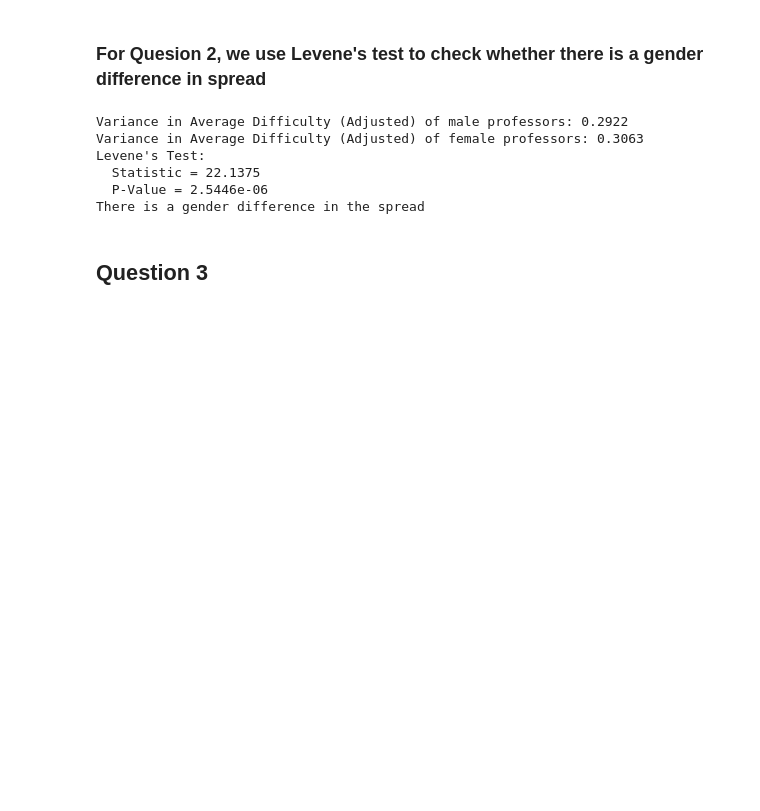
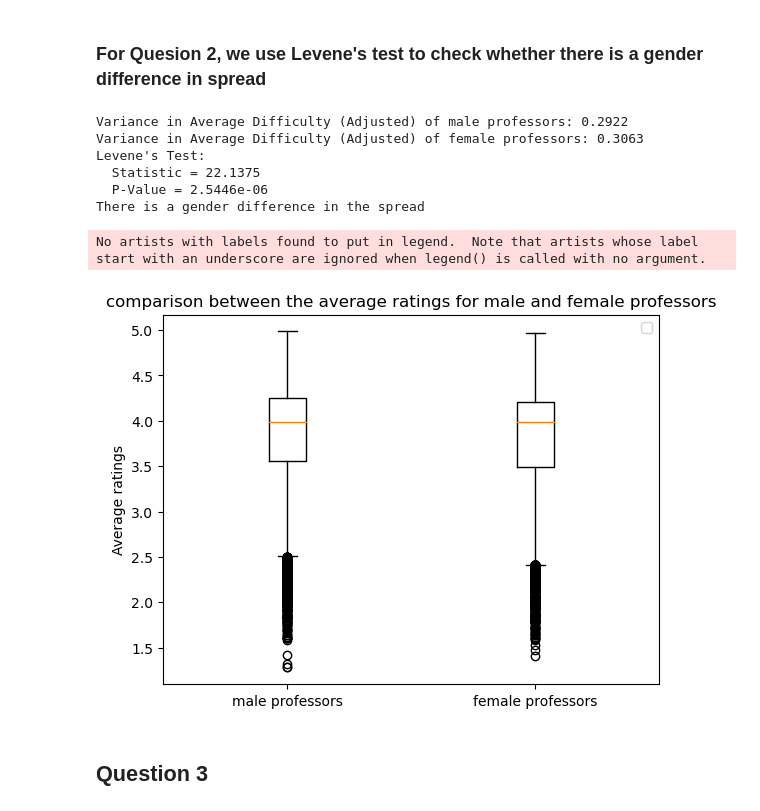
Before and after one commit to eliguo/DS-GA-1001_Capstone_Project, a Jupyter notebook: Q1_to_Q4_69706.ipynb, the cells around one changed output. Saved outputs shown, nothing was run; the diff lists cells and outputs as text; code cells hidden in the pictures; blank space fills up the shorter version.

```diff
--- a/Q1_to_Q4_69706.ipynb
+++ b/Q1_to_Q4_69706.ipynb
@@ -126,6 +126,16 @@ Levene's Test:
   Statistic = 22.1375
   P-Value = 2.5446e-06
 There is a gender difference in the spread
+# %%
+plt.boxplot([rating_male, rating_female],
+            labels=["male professors", "female professors"])
+plt.title("comparison between the average ratings for male and female professors")
+plt.ylabel("Average ratings")
+plt.legend()
+plt.show()
+# %% [output]
+No artists with labels found to put in legend.  Note that artists whose label start with an underscore are ignored when legend() is called with no argument.
+[figure, added]
 # %% [markdown]
 ## Question 3
 # %% [markdown]
```
Also changed, not shown: parts of 5 cells of this notebook, 30 other files.
